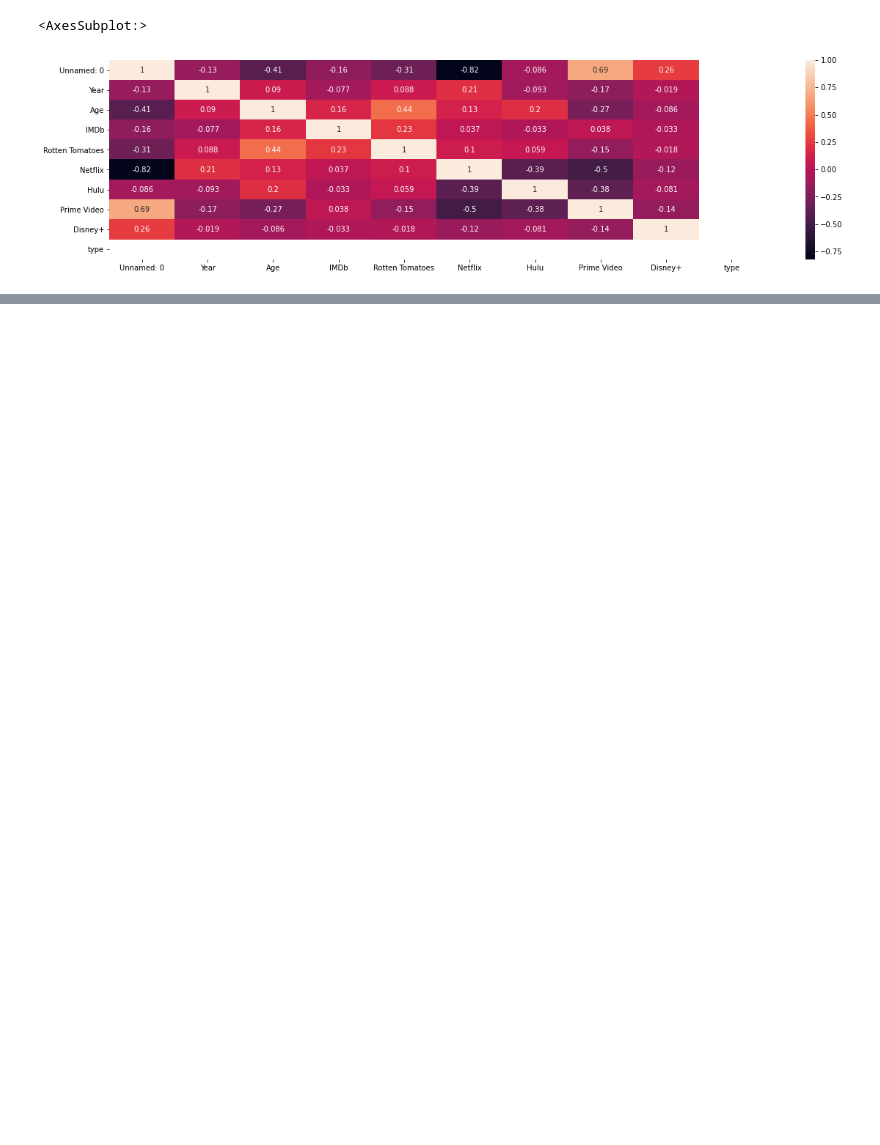
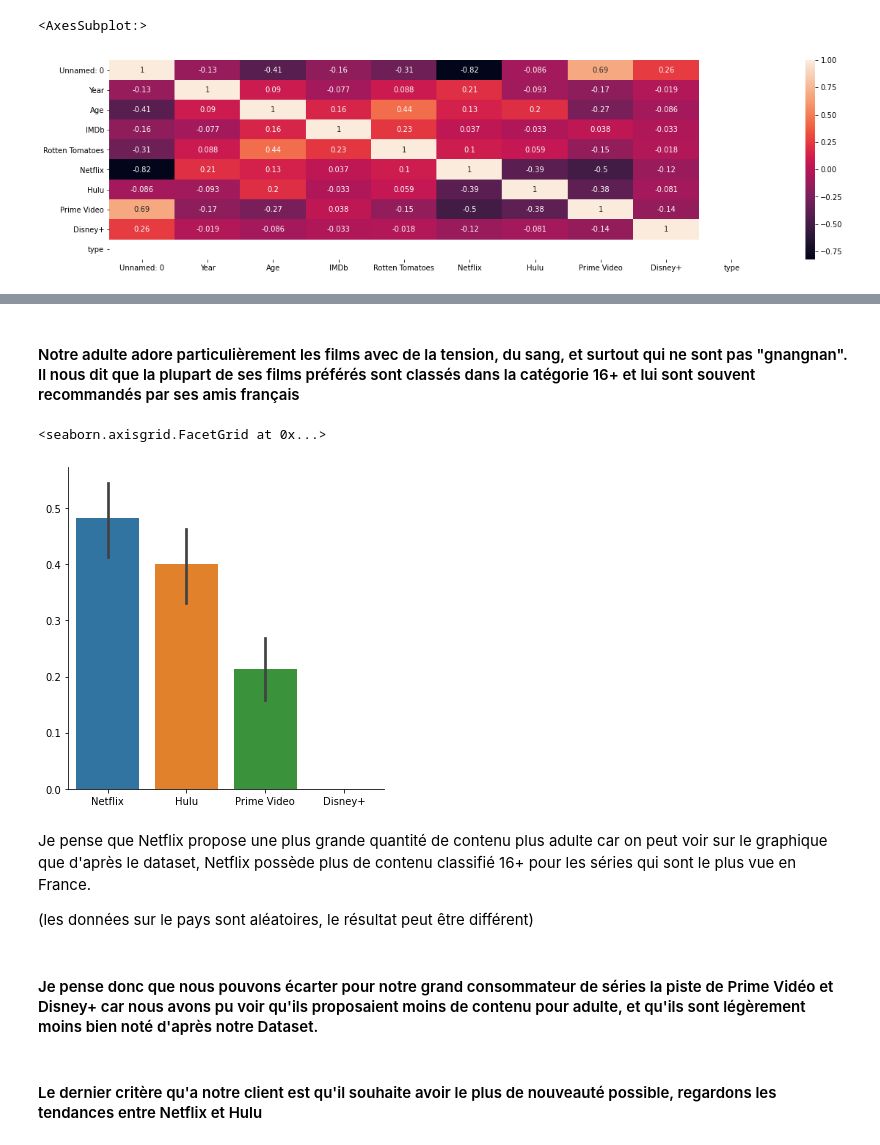
Before and after one commit to batgar37/math_algo, a Jupyter notebook: Projet Stats.ipynb, the cells around one changed output, grey strips where cells are left out. Cells and saved outputs as stored; diff of their text form; code cells hidden in the pictures; blank space fills up the shorter version.

```diff
--- a/Projet Stats.ipynb
+++ b/Projet Stats.ipynb
@@ -15,3 +15,5 @@ df = pd.read_csv('./tv_shows.csv'); df.head()
 | 2 | 2 | Money Heist | 2017 | 18+ | 8.4 | 91% | 1 | 0 | 0 | ... |
 | 3 | 3 | Sherlock | 2010 | 16+ | 9.1 | 78% | 1 | 0 | 0 | ... |
 | 4 | 4 | Better Call Saul | 2015 | 18+ | 8.7 | 97% | 1 | 0 | 0 | ... |
+# %%
+df['Pays'] = np.random.choice(["France", "EU", "Angleterre", "Italie", "Japon", "Espage", "Portugale", "Canada"], size=5611)
@@ -192,0 +164,18 @@ Nous pouvons également remarqué que la tendance de Netflix est a la hausse alo
+# %% [markdown]
+#### Notre adulte adore particulièrement les films avec de la tension, du sang, et surtout qui ne sont pas "gnangnan". Il nous dit que la plupart de ses films préférés sont classés dans la catégorie 16+ et lui sont souvent recommandés par ses amis français
+# %%
+df_16 = df[df['Age'] > 15]
+df_16 = df_16[df_16['Pays'] == "France"]
+df_site = df_16.iloc[:,6:-2]
+sns.catplot(data=df_site, kind="bar", height=5)
+# %% [output]
+<seaborn.axisgrid.FacetGrid at 0x...>
+[figure, added]
+# %% [markdown]
+Je pense que Netflix propose une plus grande quantité de contenu plus adulte car on peut voir sur le graphique que d'après le dataset, Netflix possède plus de contenu classifié 16+ pour les séries qui sont le plus vue en France.
+
+(les données sur le pays sont aléatoires, le résultat peut être différent)
+# %% [markdown]
+#### Je pense donc que nous pouvons écarter pour notre grand consommateur de séries la piste de Prime Vidéo et Disney+ car nous avons pu voir qu'ils proposaient moins de contenu pour adulte, et qu'ils sont légèrement moins bien noté d'après notre Dataset.
+# %% [markdown]
+#### Le dernier critère qu'a notre client est qu'il souhaite avoir le plus de nouveauté possible, regardons les tendances entre Netflix et Hulu
```
Also changed, not shown: parts of 30 cells of this notebook.
